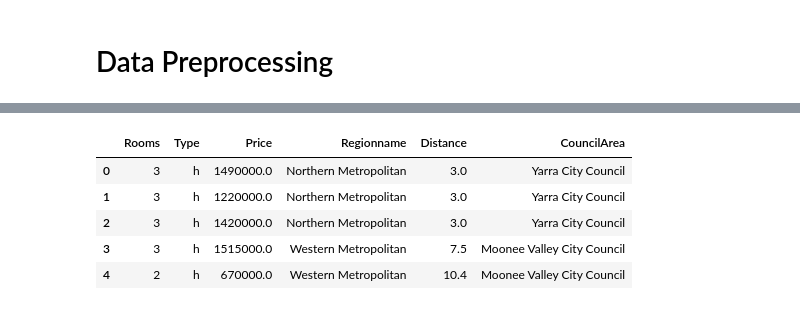
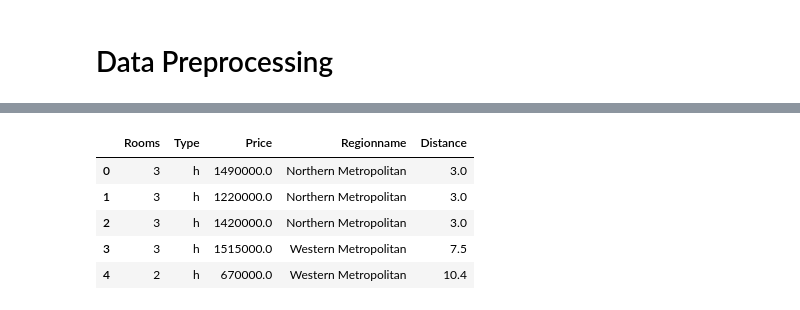
Before and after one commit to Subash0812/House_price_prediction-, a Jupyter notebook: house_price_pred.ipynb, the cells around one changed output, grey strips where cells are left out. Drawn from its saved outputs; the diff is of its cells as text; code cells hidden in the pictures.

```diff
--- a/house_price_pred.ipynb
+++ b/house_price_pred.ipynb
@@ -208,13 +210,13 @@ house_df.head()
 | 4 | Airport West | 92 Clydesdale Rd | 2 | h | 670000.0 | S | Nelson | 1/04/2017 | 3042 | Western Metropolitan | ... |
 # %%
 # Some of the columns are not helpful to creation of the model so it should be dropped
-columns_to_be_dropped = ['Suburb','Address','Method','SellerG','Date','Postcode','Propertycount']
+columns_to_be_dropped = ['Suburb','Address','Method','SellerG','Date','Postcode','Propertycount','CouncilArea']
 house_df.drop(columns_to_be_dropped,axis = 'columns' ,inplace = True)
 house_df.head()
 # %% [output]
-|  | Rooms | Type | Price | Regionname | Distance | CouncilArea |
-| 0 | 3 | h | 1490000.0 | Northern Metropolitan | 3.0 | Yarra City Council |
-| 1 | 3 | h | 1220000.0 | Northern Metropolitan | 3.0 | Yarra City Council |
-| 2 | 3 | h | 1420000.0 | Northern Metropolitan | 3.0 | Yarra City Council |
-| 3 | 3 | h | 1515000.0 | Western Metropolitan | 7.5 | Moonee Valley City Council |
-| 4 | 2 | h | 670000.0 | Western Metropolitan | 10.4 | Moonee Valley City Council |
+|  | Rooms | Type | Price | Regionname | Distance |
+| 0 | 3 | h | 1490000.0 | Northern Metropolitan | 3.0 |
+| 1 | 3 | h | 1220000.0 | Northern Metropolitan | 3.0 |
+| 2 | 3 | h | 1420000.0 | Northern Metropolitan | 3.0 |
+| 3 | 3 | h | 1515000.0 | Western Metropolitan | 7.5 |
+| 4 | 2 | h | 670000.0 | Western Metropolitan | 10.4 |
```
Also changed, not shown: parts of 1 cell of this notebook.
